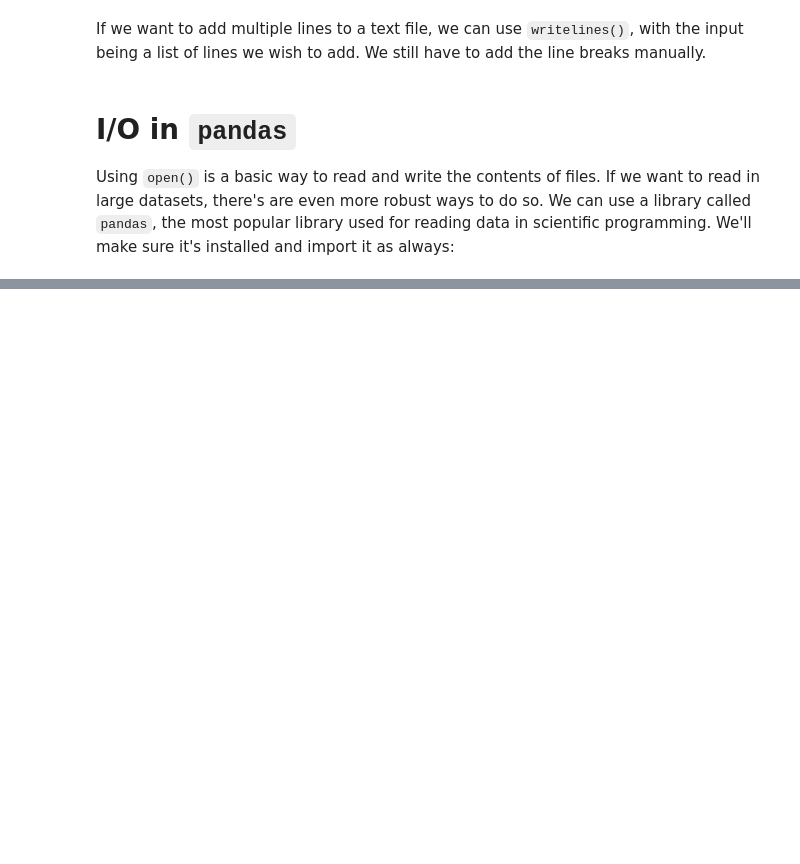
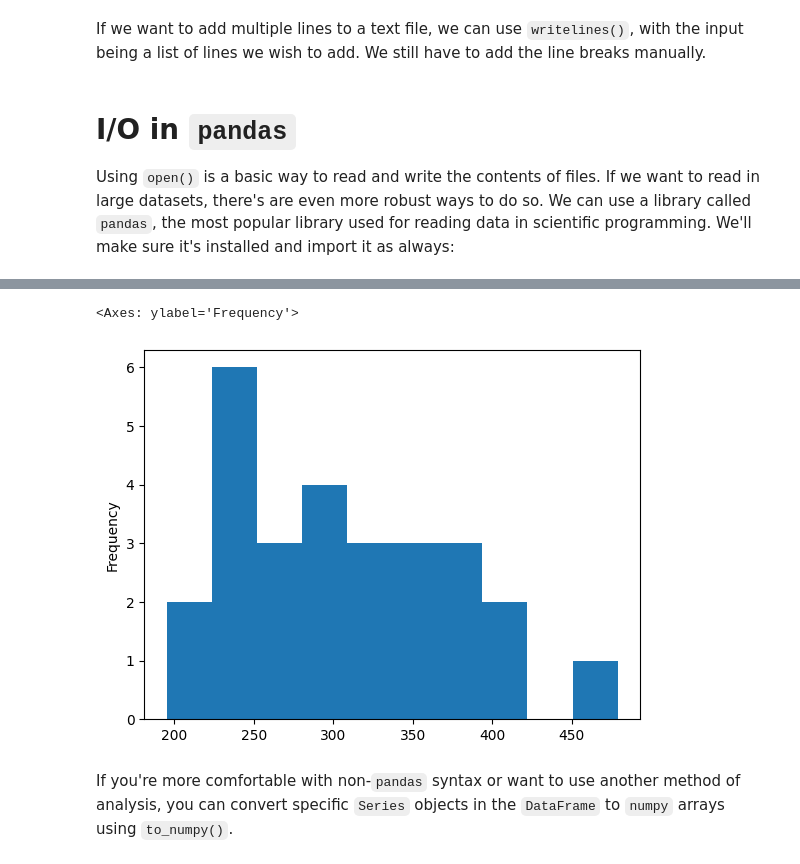
Before and after one commit to acorreia61201/SAOPythonPrimer, a Jupyter notebook: lectures/Lecture7.ipynb, the cells around one changed output, grey strips where cells are left out. Saved outputs shown, nothing was run; the diff lists cells and outputs as text; code cells hidden in the pictures; blank space fills up the shorter version.

Commit message:
lec 7 created using Colaboratory

```diff
--- a/lectures/Lecture7.ipynb
+++ b/lectures/Lecture7.ipynb
@@ -239,0 +822,7 @@ ModuleNotFoundError: No module named 'pandas'
+# %%
+workout_good['Calories'].plot.hist() # plot a histogram of calories burned
+# %% [output]
+<Axes: ylabel='Frequency'>
+[figure, added]
+# %% [markdown]
+If you're more comfortable with non-`pandas` syntax or want to use another method of analysis, you can convert specific `Series` objects in the `DataFrame` to `numpy` arrays using `to_numpy()`.
```
Also changed, not shown: parts of 86 cells of this notebook.
